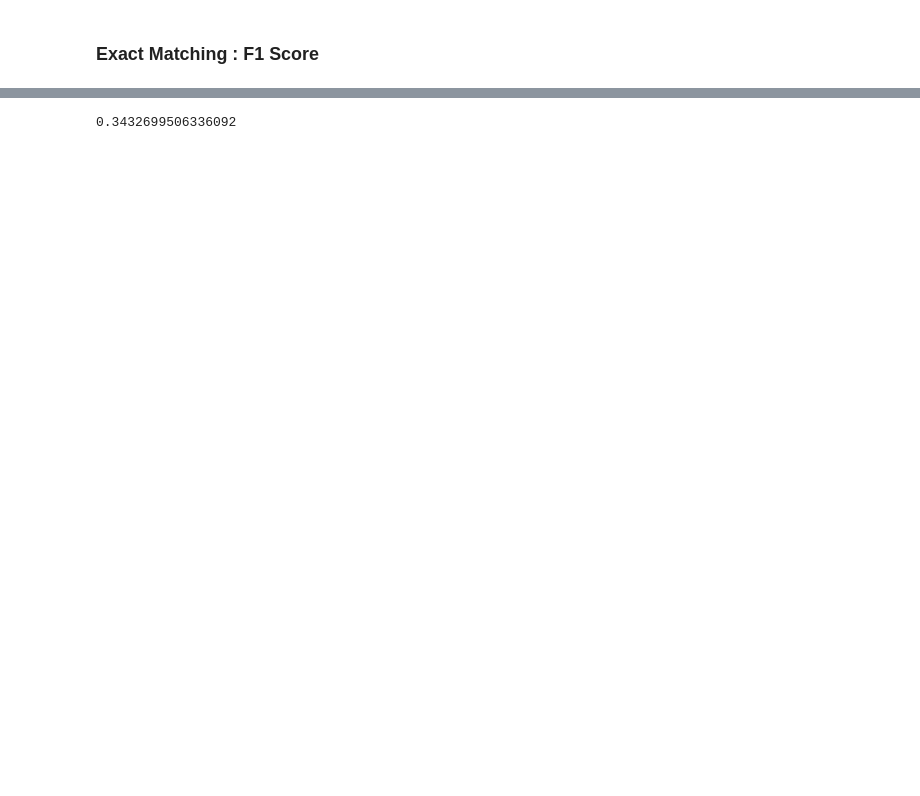
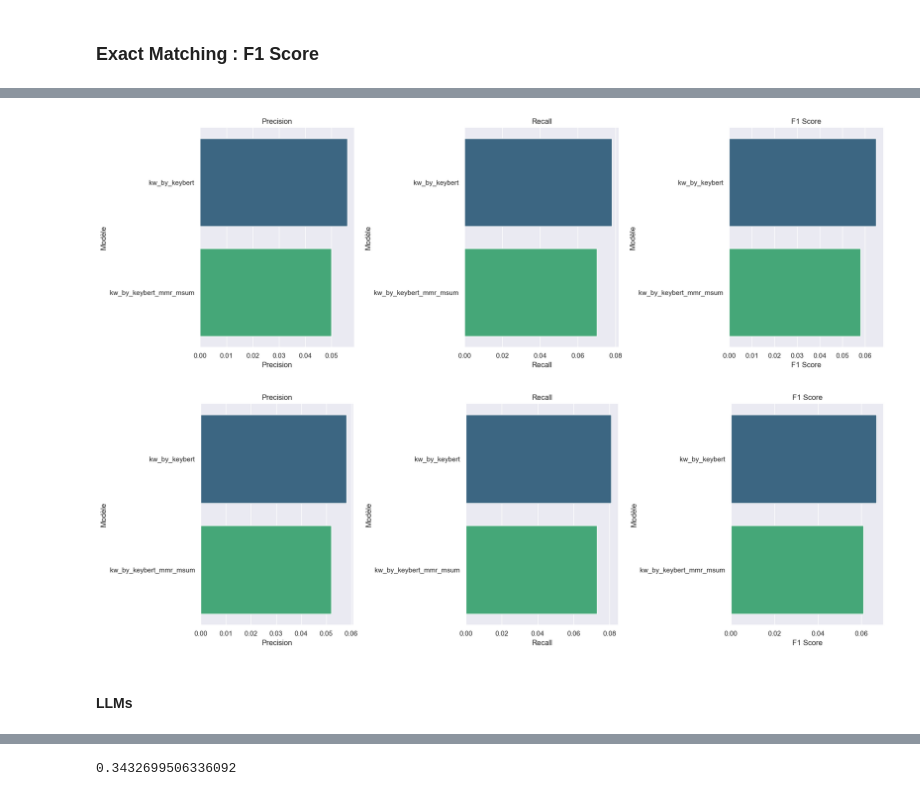
Before and after one commit to nacefbm/keywords_2024, a Jupyter notebook: TER_Keyword_Extraction_sur_BDD_HAL.ipynb, the cells around one changed output, grey strips where cells are left out. Drawn from its saved outputs; the diff is of its cells as text; code cells hidden in the pictures; blank space fills up the shorter version.

```diff
--- a/TER_Keyword_Extraction_sur_BDD_HAL.ipynb
+++ b/TER_Keyword_Extraction_sur_BDD_HAL.ipynb
@@ -1302,0 +1385,8 @@ GPT3 without title
+# %%
+visualisation_comp(score_kwbrt)
+visualisation_comp(score_kwbrt_title)
+# %% [output]
+[figure, added]
+[figure, added]
+# %% [markdown]
+#### LLMs
```
Also changed, not shown: parts of 82 cells of this notebook.
